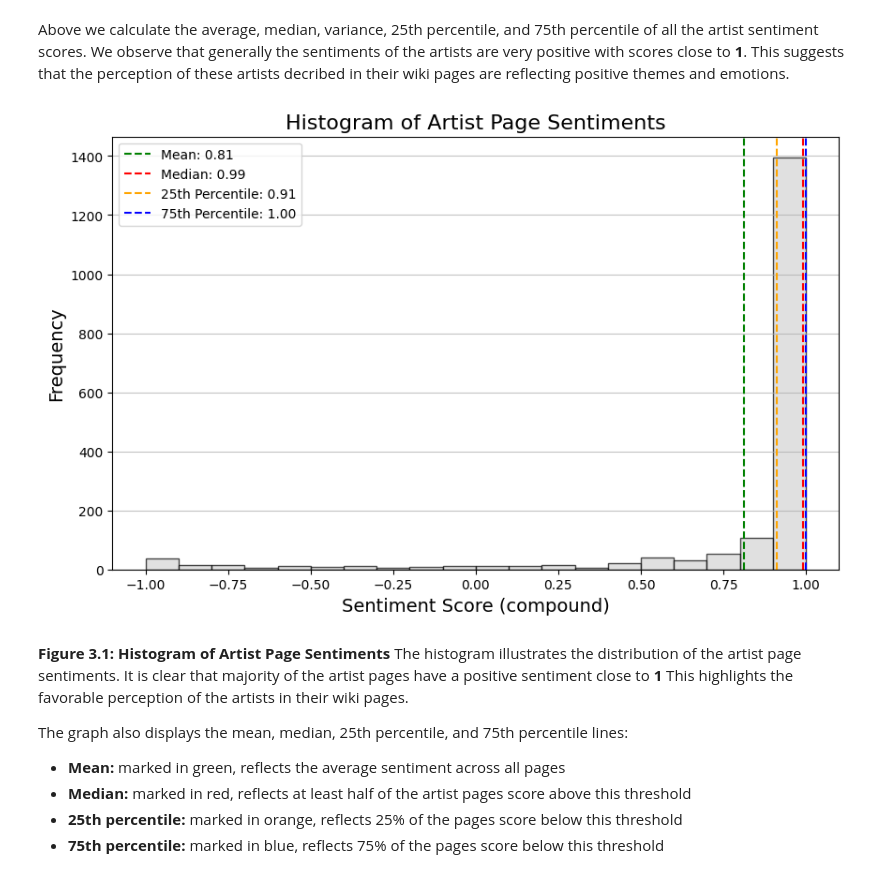
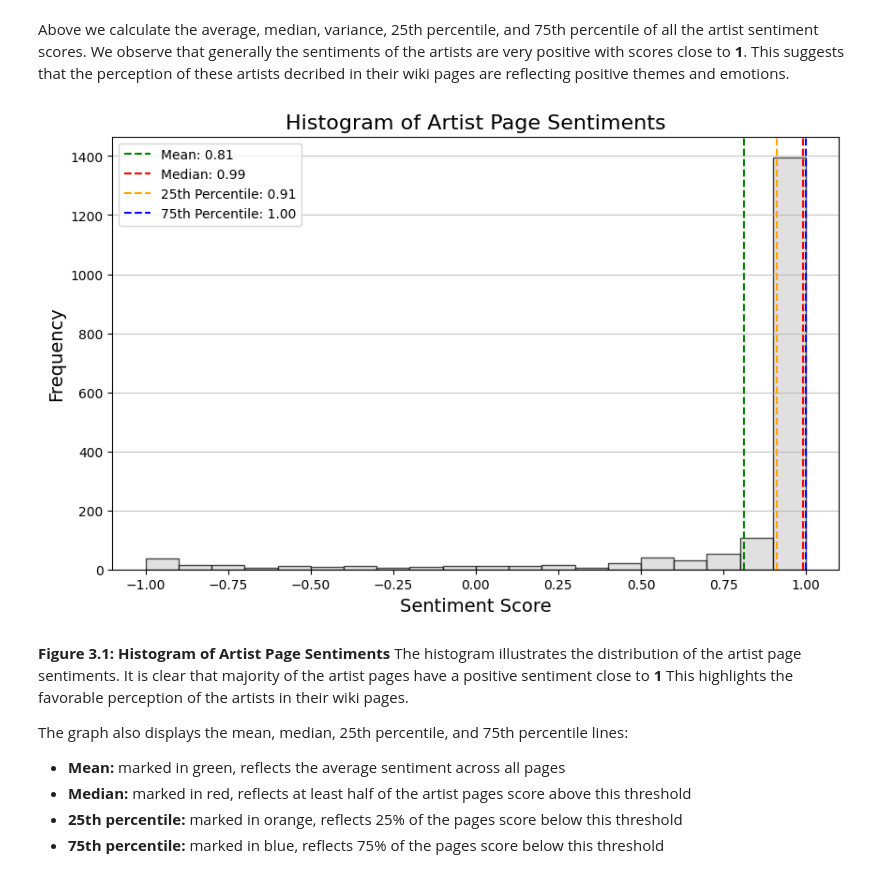
Before and after one commit to yonnaklaassen/SocialGraphs, a Jupyter notebook: assignment2/Assignment2.ipynb, the cells around one changed output. Cells and saved outputs as stored; diff of their text form; code cells hidden in the pictures.

```diff
--- a/assignment2/Assignment2.ipynb
+++ b/assignment2/Assignment2.ipynb
@@ -598,38 +591,6 @@ After loading the artist pages, we preprocess each page before calculating the s
 
 At the end sentiments are added as a new nodal property to the network.
 # %%
-#DELETE LATER DUPLICATE
-def preprocess_text(text):
-    # Parse HTML content
-    soup = BeautifulSoup(text, "html.parser")
-    # Get text
-    text = soup.get_text()
-    # Remove punctuation
-    text = text.translate(str.maketrans("", "", string.punctuation))
-    # Tokenize the text
-    tokens = word_tokenize(text)
-    # Convert to lower case
-    tokens = [word.lower() for word in tokens]
-    # Remove stopwords
-    stop_words = set(stopwords.words("english"))
-    tokens = [word for word in tokens if word not in stop_words]
-    # Remove specific unwanted tokens
-    unwanted_tokens = {
-        "scoperow",
-        "rowspan",
-        "rowspan2",
-        "colspan",
-        "colspan2",
-        "center",
-        "aligncenter",
-        "styletextaligncenter",
-        "urlstatuslive",
-        "web",
-    }
-    tokens = [word for word in tokens if word not in unwanted_tokens]
-    return tokens
-
-#DELETE LATER DUPLICATE
 def load_artist_data(G_filtered, directory_path='wiki_pages_json'):
     def normalize_filename(node_name):
         normalized_name = node_name.replace('+', 'and').replace('&', 'and').replace(' ', '_')
@@ -640,7 +601,7 @@ def load_artist_data(G_filtered, directory_path='wiki_pages_json'):
 
     for node in G_filtered.nodes():
         file_name = normalize_filename(node)
-        file_path = os.path.join(directory_path, file_name)  # Create full file path
+        file_path = os.path.join(directory_path, file_name)
 
         if os.path.exists(file_path):
             with open(file_path, 'r', encoding='utf-8') as file:
@@ -656,10 +617,10 @@ def calculate_sentiment(G_filtered, artist_data_by_node):
 
     for node, data in artist_data_by_node.items():
         tokens = preprocess_text(data['content'])  # Preprocess the page
-        sentiment = sia.polarity_scores(data['content'])  # Calculate sentiment scores
-        G_filtered.nodes[node]['sentiment'] = sentiment  # Store the sentiment dictionary
+        compound_score = sia.polarity_scores(data['content'])['compound']  # Calculate compound score
+        G_filtered.nodes[node]['sentiment'] = compound_score
 
-    return [G_filtered.nodes[node]['sentiment']['compound'] for node in G_filtered.nodes()]
+    return [G_filtered.nodes[node]['sentiment'] for node in G_filtered.nodes()]
 
 def calculate_statistics(sentiment_scores):
     scores_array = np.array(sentiment_scores)
@@ -692,21 +653,21 @@ Above we calculate the average, median, variance, 25th percentile, and 75th perc
 # %%
 plt.figure(figsize=(10, 6))
 plt.hist(sentiment_scores, bins=20, color='lightgray', edgecolor='black', alpha=0.7)
 
 plt.axvline(mean, color='green', linestyle='dashed', linewidth=1.5, label=f'Mean: {mean:.2f}')
 plt.axvline(median, color='red', linestyle='dashed', linewidth=1.5, label=f'Median: {median:.2f}')
 plt.axvline(percentile_25, color='orange', linestyle='dashed', linewidth=1.5, label=f'25th Percentile: {percentile_25:.2f}')
 plt.axvline(percentile_75, color='blue', linestyle='dashed', linewidth=1.5, label=f'75th Percentile: {percentile_75:.2f}')
 
 plt.title('Histogram of Artist Page Sentiments', fontsize=16)
-plt.xlabel('Sentiment Score (compound)', fontsize=14)
+plt.xlabel('Sentiment Score', fontsize=14)
 plt.ylabel('Frequency', fontsize=14)
 plt.legend()
 plt.grid(axis='y', alpha=0.75)
 
 plt.show()
 # %% [output]
-[figure, old version]
+[figure, new version]
 # %% [markdown]
 **Figure 3.1: Histogram of Artist Page Sentiments** The histogram illustrates the distribution of the artist page sentiments. It is clear that majority of the artist pages have a positive sentiment close to **1** This highlights the favorable perception of the artists in their wiki pages.
 
```
Also changed, not shown: parts of 4 cells of this notebook.
